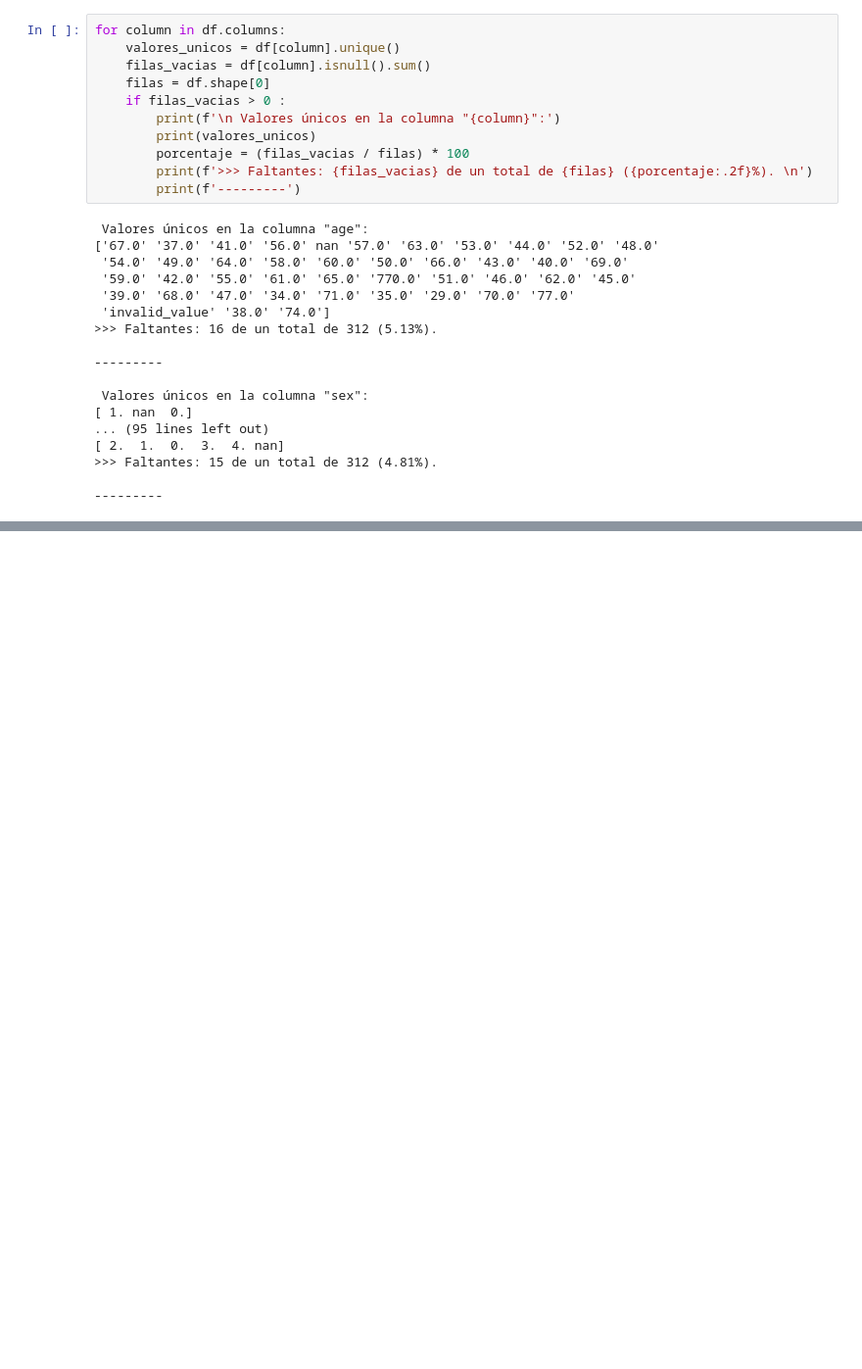
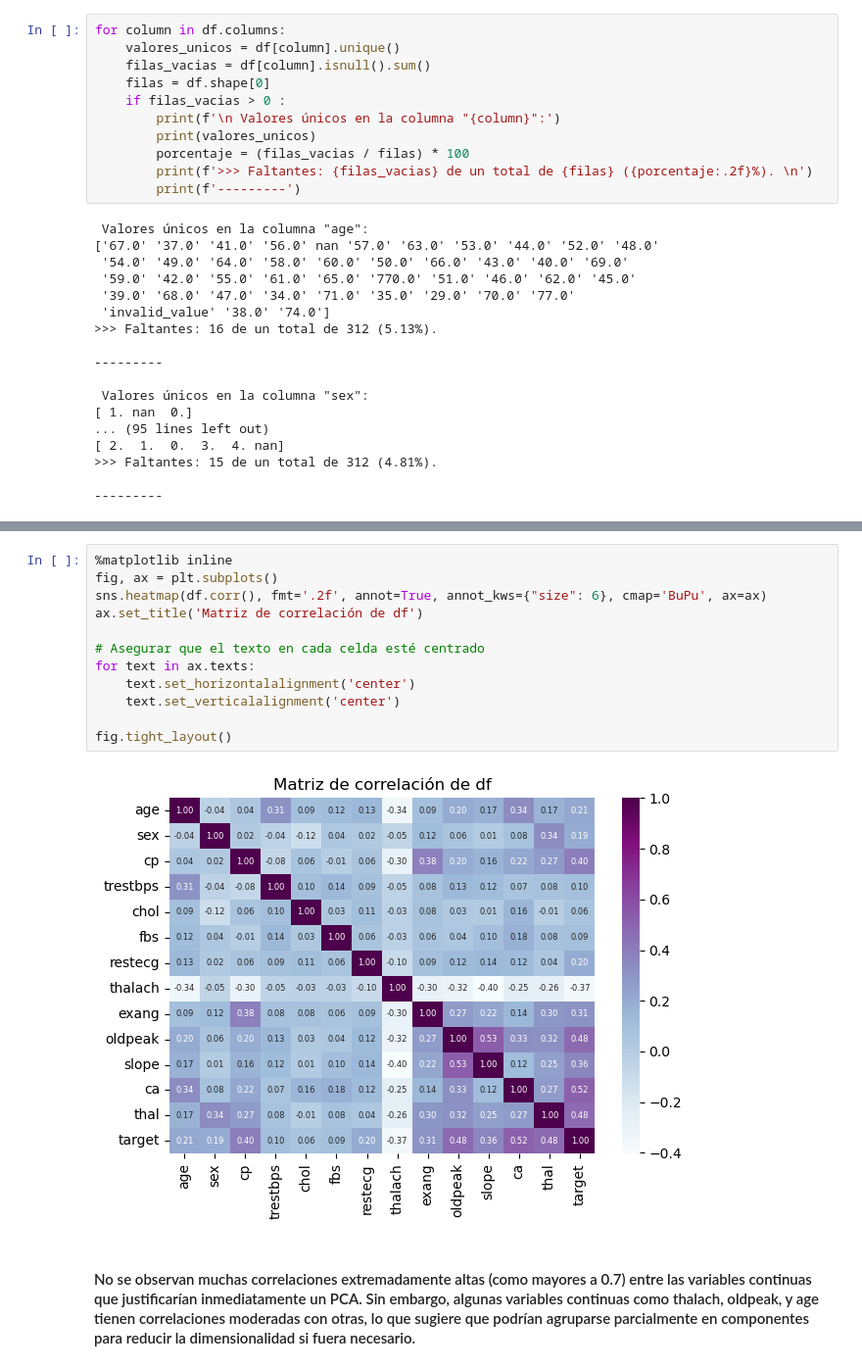
Before and after one commit to TauberF/AnalisisDeDatos, a Jupyter notebook: PROYECTO/proyecto.ipynb, the cells around one changed output, grey strips where cells are left out. Shown at 98% size. Drawn from its saved outputs; the diff is of its cells as text; blank space fills up the shorter version.

```diff
--- a/PROYECTO/proyecto.ipynb
+++ b/PROYECTO/proyecto.ipynb
@@ -125,0 +212,16 @@ for column in df.columns:
+# %%
+%matplotlib inline
+fig, ax = plt.subplots()
+sns.heatmap(df.corr(), fmt='.2f', annot=True, annot_kws={"size": 6}, cmap='BuPu', ax=ax)
+ax.set_title('Matriz de correlación de df')
+
+# Asegurar que el texto en cada celda esté centrado
+for text in ax.texts:
+    text.set_horizontalalignment('center')
+    text.set_verticalalignment('center')
+
+fig.tight_layout()
+# %% [output]
+[figure, added]
+# %% [markdown]
+#### No se observan muchas correlaciones extremadamente altas (como mayores a 0.7) entre las variables continuas que justificarían inmediatamente un PCA. Sin embargo, algunas variables continuas como thalach, oldpeak, y age tienen correlaciones moderadas con otras, lo que sugiere que podrían agruparse parcialmente en componentes para reducir la dimensionalidad si fuera necesario.
```
Also changed, not shown: parts of 7 cells of this notebook.
